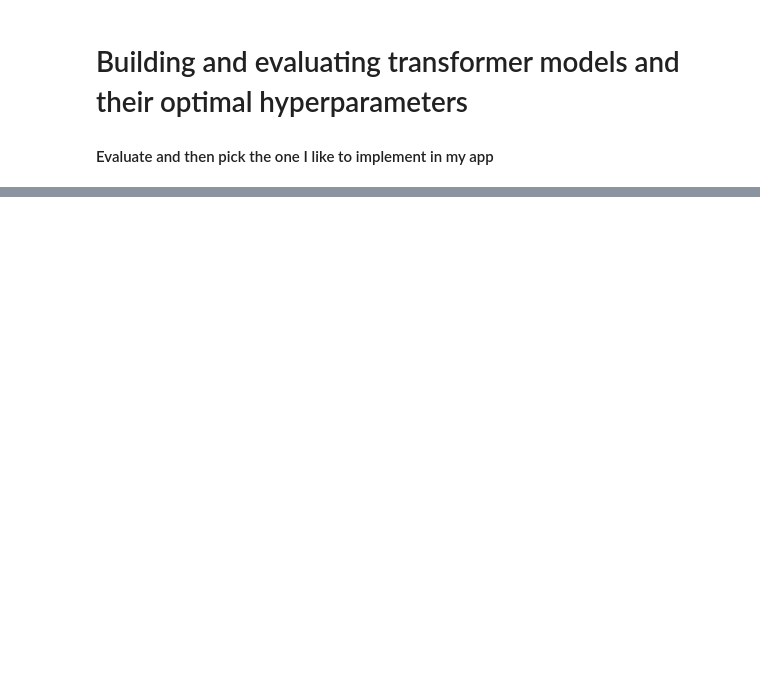
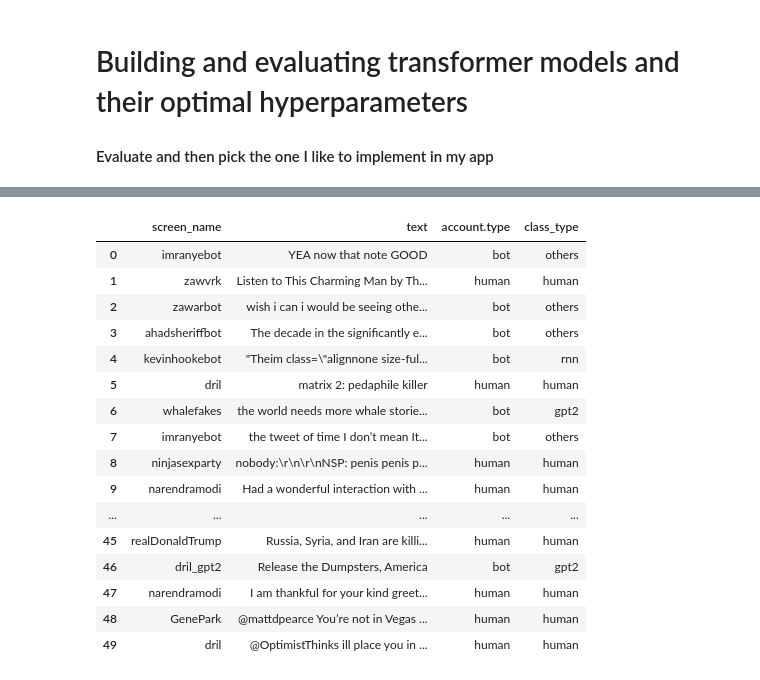
Before and after one commit to hannahishimwe/FakeProfileDetection, a Jupyter notebook: dev/build_models.ipynb, the cells around one changed output, grey strips where cells are left out. Saved outputs shown, nothing was run; the diff lists cells and outputs as text; code cells hidden in the pictures; blank space fills up the shorter version.

```diff
--- a/dev/build_models.ipynb
+++ b/dev/build_models.ipynb
@@ -8,7 +40,28 @@ pip install pandas transformers datasets torch transformers[torch]
 import pandas as pd
 from transformers import RobertaTokenizer, RobertaForSequenceClassification, TrainingArguments, Trainer
 # %%
-training_df = pd.read_csv("/Users/hannahdestiny/Desktop/FakeProfileDetection/dev/csv/structured_train.csv")
-testing_df = pd.read_csv("/Users/hannahdestiny/Desktop/FakeProfileDetection/dev/csv/structured_test.csv")
+PATH_TO_TRAINING_CSV = "./FakeProfileDetection/dev/csv/structured_train.csv"
+PATH_TO_TEST_CSV = "./FakeProfileDetection/dev/csv/structured_test.csv"
+
+training_df = pd.read_csv(PATH_TO_TRAINING_CSV)
+testing_df = pd.read_csv(PATH_TO_TEST_CSV)
 pd.set_option('display.max_colwidth', None)
 training_df.head(50)
+# %% [output]
+|  | screen_name | text | account.type | class_type |
+| 0 | imranyebot | YEA now that note GOOD | bot | others |
+| 1 | zawvrk | Listen to This Charming Man by Th... | human | human |
+| 2 | zawarbot | wish i can i would be seeing othe... | bot | others |
+| 3 | ahadsheriffbot | The decade in the significantly e... | bot | others |
+| 4 | kevinhookebot | "Theim class=\"alignnone size-ful... | bot | rnn |
+| 5 | dril | matrix 2: pedaphile killer | human | human |
+| 6 | whalefakes | the world needs more whale storie... | bot | gpt2 |
+| 7 | imranyebot | the tweet of time I don’t mean It... | bot | others |
+| 8 | ninjasexparty | nobody:\r\n\r\nNSP: penis penis p... | human | human |
+| 9 | narendramodi | Had a wonderful interaction with ... | human | human |
+| ... | ... | ... | ... | ... |
+| 45 | realDonaldTrump | Russia, Syria, and Iran are killi... | human | human |
+| 46 | dril_gpt2 | Release the Dumpsters, America | bot | gpt2 |
+| 47 | narendramodi | I am thankful for your kind greet... | human | human |
+| 48 | GenePark | @mattdpearce You’re not in Vegas ... | human | human |
+| 49 | dril | @OptimistThinks ill place you in ... | human | human |
```
Also changed, not shown: parts of 10 cells of this notebook.
